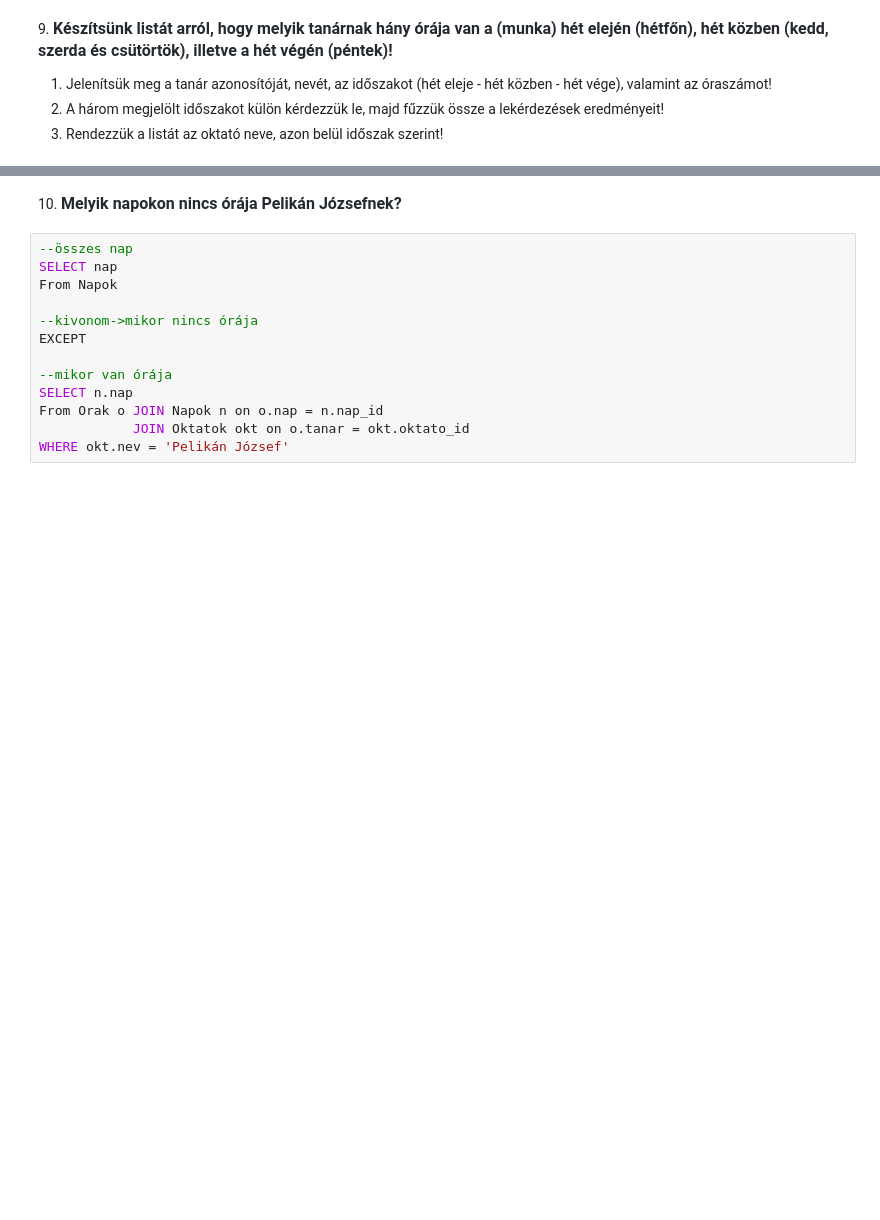
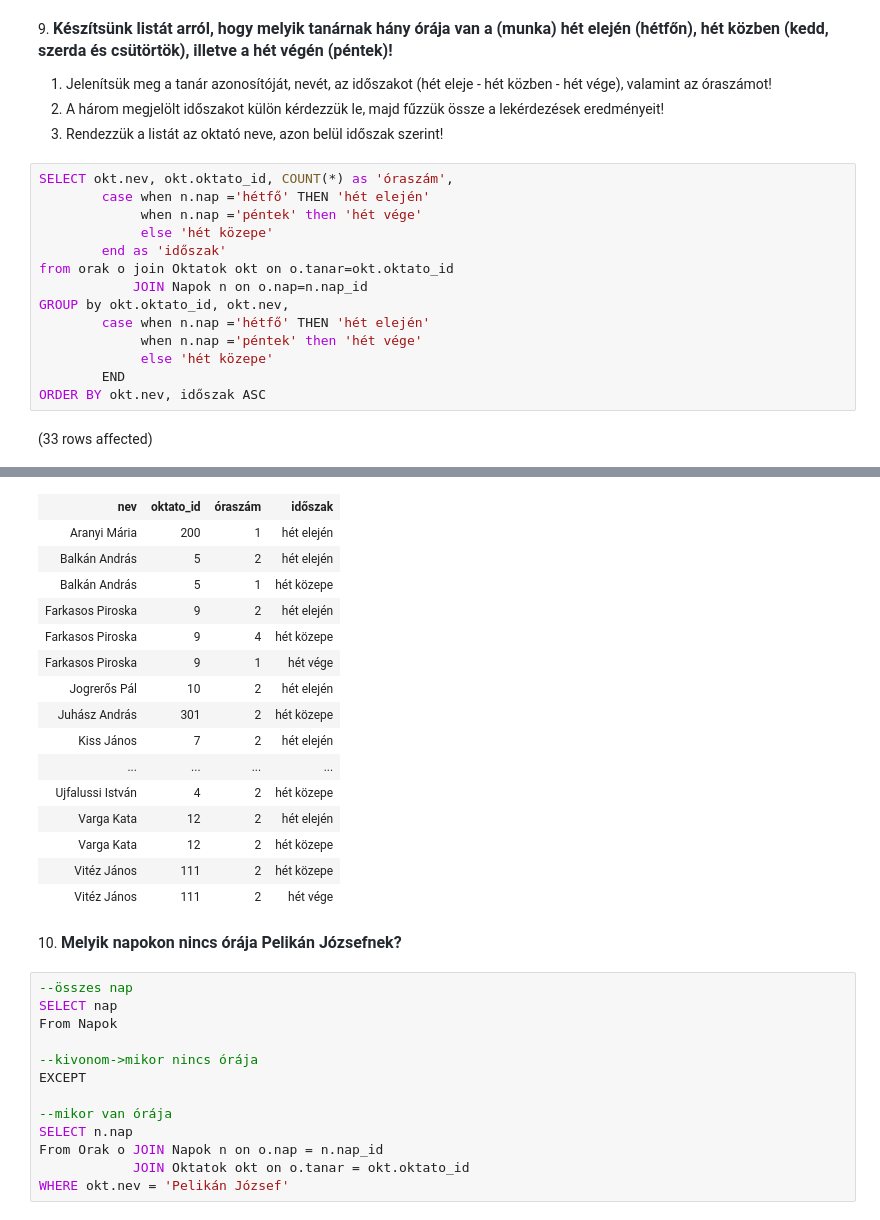
Before and after one commit to mlevente0703/sqlgyak03, a Jupyter notebook: gyakorlat03_feladatok.ipynb, the cells around one changed output, grey strips where cells are left out. Saved outputs shown, nothing was run; the diff lists cells and outputs as text; blank space fills up the shorter version.

```diff
--- a/gyakorlat03_feladatok.ipynb
+++ b/gyakorlat03_feladatok.ipynb
@@ -104,3 +198,19 @@ Total execution time: 00:00:00.009
 1. Jelenítsük meg a tanár azonosítóját, nevét, az időszakot (hét eleje - hét közben - hét vége), valamint az óraszámot!
 2. A három megjelölt időszakot külön kérdezzük le, majd fűzzük össze a lekérdezések eredményeit!
 3. Rendezzük a listát az oktató neve, azon belül időszak szerint!
+# %%
+SELECT okt.nev, okt.oktato_id, COUNT(*) as 'óraszám',
+        case when n.nap ='hétfő' THEN 'hét elején'
+             when n.nap ='péntek' then 'hét vége'
+             else 'hét közepe'
+        end as 'időszak'
+from orak o join Oktatok okt on o.tanar=okt.oktato_id
+            JOIN Napok n on o.nap=n.nap_id
+GROUP by okt.oktato_id, okt.nev,
+        case when n.nap ='hétfő' THEN 'hét elején'
+             when n.nap ='péntek' then 'hét vége'
+             else 'hét közepe'
+        END
+ORDER BY okt.nev, időszak ASC
+# %% [output]
+(33 rows affected)
@@ -107,3 +218,19 @@ Total execution time: 00:00:00.009
+| nev | oktato_id | óraszám | időszak |
+| Aranyi Mária | 200 | 1 | hét elején |
+| Balkán András | 5 | 2 | hét elején |
+| Balkán András | 5 | 1 | hét közepe |
+| Farkasos Piroska | 9 | 2 | hét elején |
+| Farkasos Piroska | 9 | 4 | hét közepe |
+| Farkasos Piroska | 9 | 1 | hét vége |
+| Jogrerős Pál | 10 | 2 | hét elején |
+| Juhász András | 301 | 2 | hét közepe |
+| Kiss János | 7 | 2 | hét elején |
+| ... | ... | ... | ... |
+| Ujfalussi István | 4 | 2 | hét közepe |
+| Varga Kata | 12 | 2 | hét elején |
+| Varga Kata | 12 | 2 | hét közepe |
+| Vitéz János | 111 | 2 | hét közepe |
+| Vitéz János | 111 | 2 | hét vége |
 # %% [markdown]
 10. <span style="background-color: rgb(255, 255, 255); color: rgb(36, 41, 47); font-family: -apple-system, BlinkMacSystemFont, &quot;Segoe UI&quot;, Helvetica, Arial, sans-serif, &quot;Apple Color Emoji&quot;, &quot;Segoe UI Emoji&quot;; font-size: 16px; font-weight: 600;">Melyik napokon nincs órája Pelikán Józsefnek?</span>
 # %%
```
Also changed, not shown: parts of 9 cells of this notebook.
